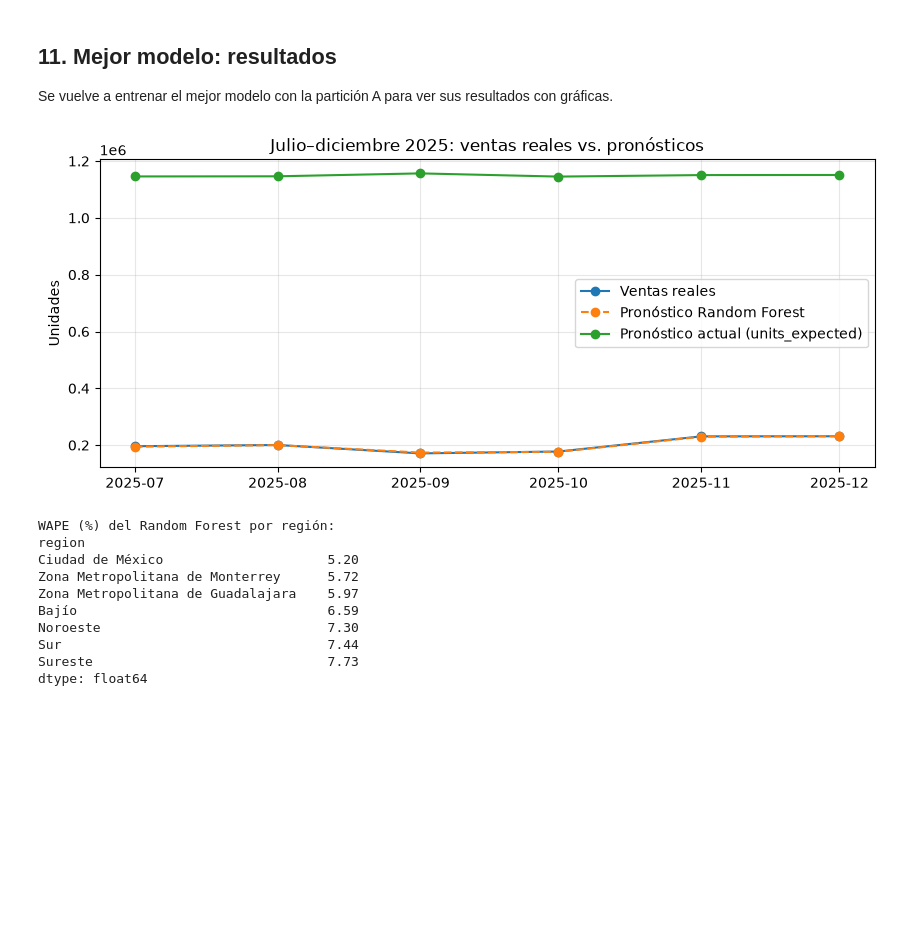
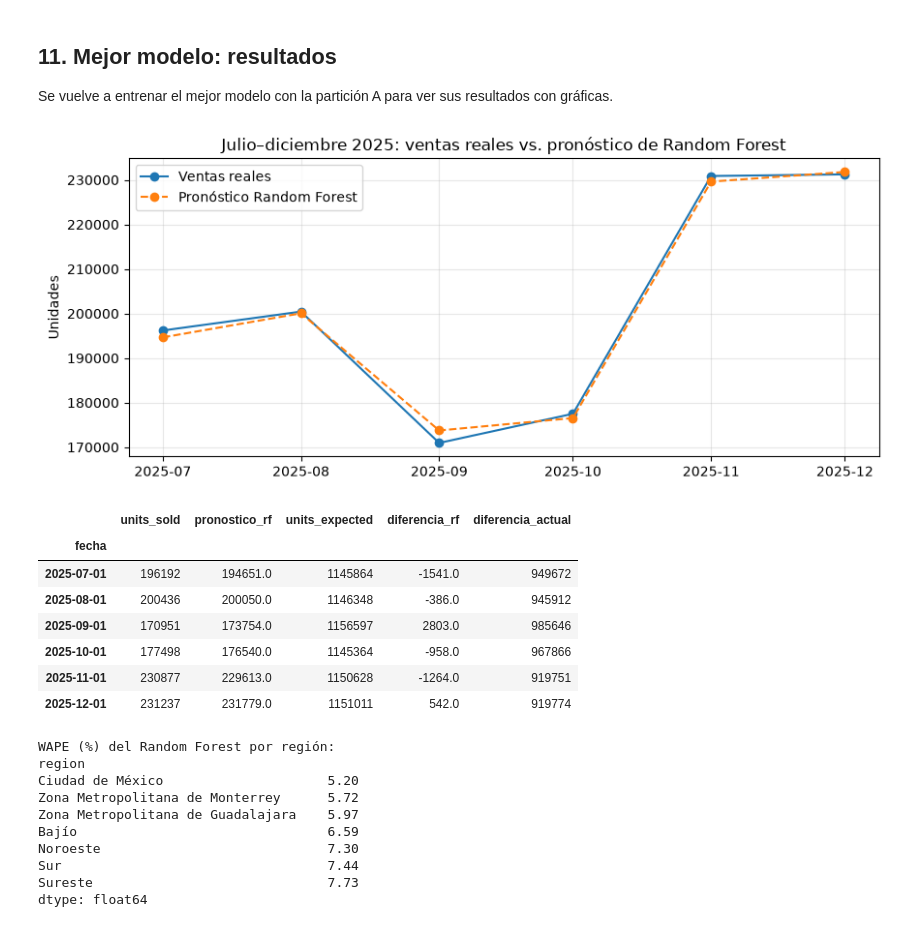
Before and after one commit to patatamanYT/no-entear, a Jupyter notebook: etapa_5_1_codigo/TI3002C_Etapa 5.1_Código ML_6_Jaime Hernández González.ipynb, the cells around one changed output. Cells and saved outputs as stored; diff of their text form; code cells hidden in the pictures; blank space fills up the shorter version.

```diff
--- a/TI3002C_Etapa 5.1_Código ML_6_Jaime Hernández González.ipynb
+++ b/etapa_5_1_codigo/TI3002C_Etapa 5.1_Código ML_6_Jaime Hernández González.ipynb
@@ -18,6 +18,8 @@ import seaborn as sns
 from sklearn.ensemble import RandomForestRegressor
 from xgboost import XGBRegressor
 from sklearn.metrics import mean_absolute_error, mean_squared_error, r2_score
+
+pd.set_option('display.max_colwidth', None)   # para ver los hiperparámetros completos en las tablas
 # %% [markdown]
 ## 2. Importar datos
 Se usa la base **mensual (Nivel Macro)**: 130 productos × 7 regiones × 24 meses (2024–2025).
@@ -364,28 +435,40 @@ Se vuelve a entrenar el mejor modelo con la partición A para ver sus resultados
 # %%
 corte = '2025-07-01'
 entrenamiento = datos['fecha'] < corte
 prueba = datos['fecha'] >= corte
 
 mejor_rf = RandomForestRegressor(n_estimators=100, max_depth=None, min_samples_leaf=1, random_state=42, n_jobs=-1)
 mejor_rf.fit(X[entrenamiento], y[entrenamiento])
 
 resultado = datos.loc[prueba, ['fecha', 'region', 'units_sold', 'units_expected']].copy()
 resultado['pronostico_rf'] = mejor_rf.predict(X[prueba])
 
 # Total por mes: real vs. pronóstico del modelo vs. pronóstico actual
 total_mes = resultado.groupby('fecha')[['units_sold', 'pronostico_rf', 'units_expected']].sum()
 
 plt.figure(figsize=(10, 4))
 plt.plot(total_mes.index, total_mes['units_sold'], marker='o', label='Ventas reales')
 plt.plot(total_mes.index, total_mes['pronostico_rf'], marker='o', linestyle='--', label='Pronóstico Random Forest')
-plt.plot(total_mes.index, total_mes['units_expected'], marker='o', label='Pronóstico actual (units_expected)')
-plt.title('Julio–diciembre 2025: ventas reales vs. pronósticos')
+plt.title('Julio–diciembre 2025: ventas reales vs. pronóstico de Random Forest')
 plt.ylabel('Unidades')
 plt.legend()
 plt.grid(alpha=0.3)
 plt.show()
+
+# El pronóstico actual no se grafica porque es ~6 veces mayor y aplastaría la escala
+total_mes['diferencia_rf'] = total_mes['pronostico_rf'] - total_mes['units_sold']
+total_mes['diferencia_actual'] = total_mes['units_expected'] - total_mes['units_sold']
+total_mes.round(0)
 # %% [output]
-[figure, old version]
+[figure, new version]
+|  | units_sold | pronostico_rf | units_expected | diferencia_rf | diferencia_actual |
+| fecha |  |  |  |  |  |
+| 2025-07-01 | 196192 | 194651.0 | 1145864 | -1541.0 | 949672 |
+| 2025-08-01 | 200436 | 200050.0 | 1146348 | -386.0 | 945912 |
+| 2025-09-01 | 170951 | 173754.0 | 1156597 | 2803.0 | 985646 |
+| 2025-10-01 | 177498 | 176540.0 | 1145364 | -958.0 | 967866 |
+| 2025-11-01 | 230877 | 229613.0 | 1150628 | -1264.0 | 919751 |
+| 2025-12-01 | 231237 | 231779.0 | 1151011 | 542.0 | 919774 |
 # %%
 # Error del mejor modelo por región
 por_region = resultado.groupby('region').apply(
```
Also changed, not shown: parts of 11 cells of this notebook, 2 other files.
